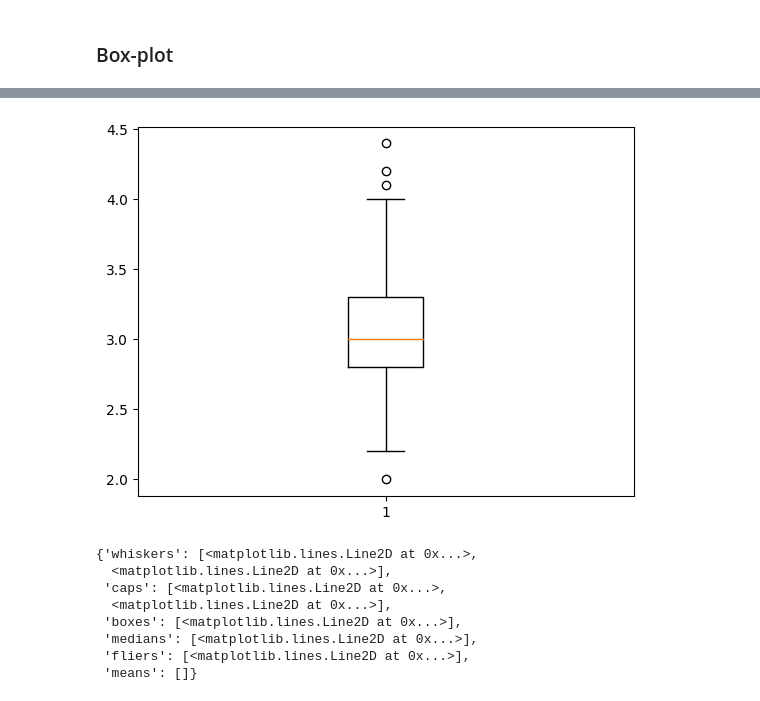
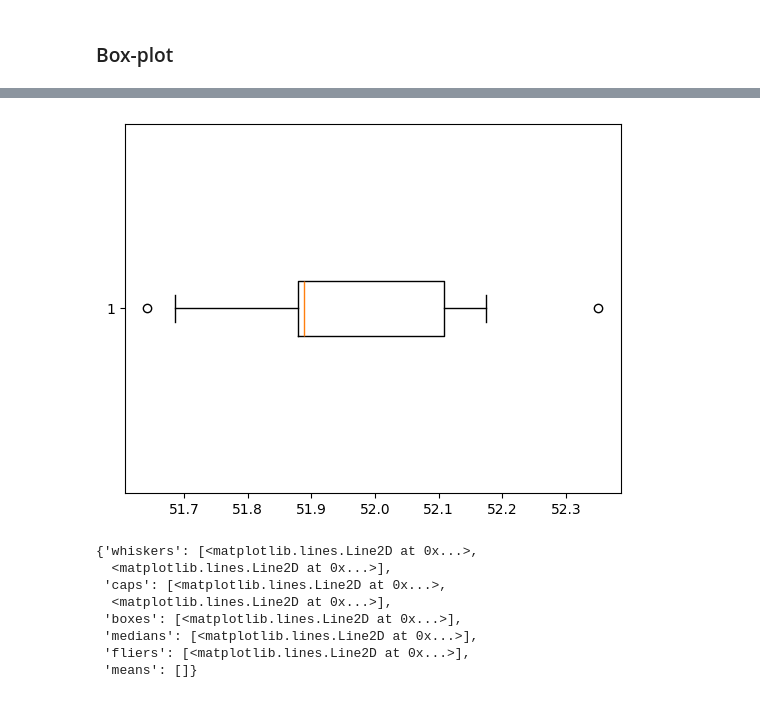
Before and after one commit to woraphonp-038-5/dataviz2025, a Jupyter notebook: Visualize_Data_Distribution.ipynb, the cells around one changed output, grey strips where cells are left out. Drawn from its saved outputs; the diff is of its cells as text; code cells hidden in the pictures.

```diff
--- a/Visualize_Data_Distribution.ipynb
+++ b/Visualize_Data_Distribution.ipynb
@@ -273,7 +278,7 @@ df.head()
-# %%
-O = plt.boxplot(df['SepalWidth'])
-# %% [output]
-[figure, removed]
+# %%
+O = plt.boxplot(stopandsearch_df['Latitude'].dropna(),whis=1, vert=False)
+# %% [output]
+[figure, added]
 # %%
 O
 # %% [output]
```
Also changed, not shown: parts of 25 cells of this notebook.
